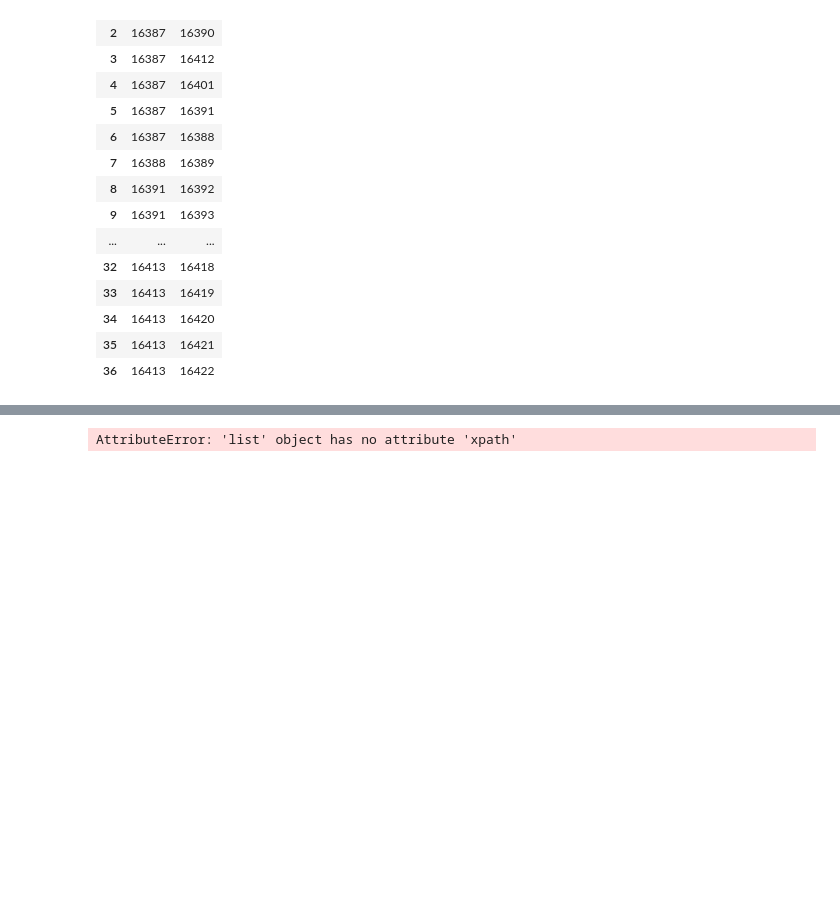
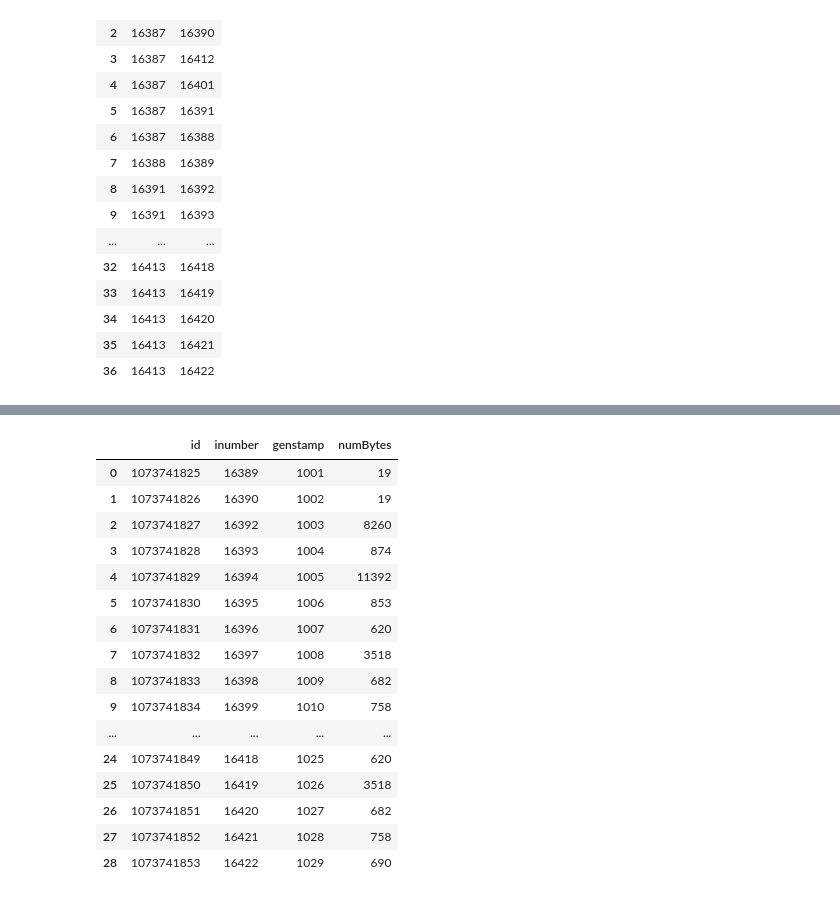
Before and after one commit to qianyouwang/551hw3, a Jupyter notebook: Untitled.ipynb, the cells around one changed output, grey strips where cells are left out. Drawn from its saved outputs; the diff is of its cells as text; code cells hidden in the pictures; blank space fills up the shorter version.

```diff
--- a/Untitled.ipynb
+++ b/Untitled.ipynb
@@ -176,5 +176,20 @@ inode_df.sort_values("mtime")
 # %%
-for elm in directories.xpath("./parent"):
-    print(elm.tag, elm.text)
+blocks_df
 # %% [output]
-AttributeError: 'list' object has no attribute 'xpath'
+|  | id | inumber | genstamp | numBytes |
+| 0 | 1073741825 | 16389 | 1001 | 19 |
+| 1 | 1073741826 | 16390 | 1002 | 19 |
+| 2 | 1073741827 | 16392 | 1003 | 8260 |
+| 3 | 1073741828 | 16393 | 1004 | 874 |
+| 4 | 1073741829 | 16394 | 1005 | 11392 |
+| 5 | 1073741830 | 16395 | 1006 | 853 |
+| 6 | 1073741831 | 16396 | 1007 | 620 |
+| 7 | 1073741832 | 16397 | 1008 | 3518 |
+| 8 | 1073741833 | 16398 | 1009 | 682 |
+| 9 | 1073741834 | 16399 | 1010 | 758 |
+| ... | ... | ... | ... | ... |
+| 24 | 1073741849 | 16418 | 1025 | 620 |
+| 25 | 1073741850 | 16419 | 1026 | 3518 |
+| 26 | 1073741851 | 16420 | 1027 | 682 |
+| 27 | 1073741852 | 16421 | 1028 | 758 |
+| 28 | 1073741853 | 16422 | 1029 | 690 |
```
Also changed, not shown: parts of 1 cell of this notebook, 1 other file.
